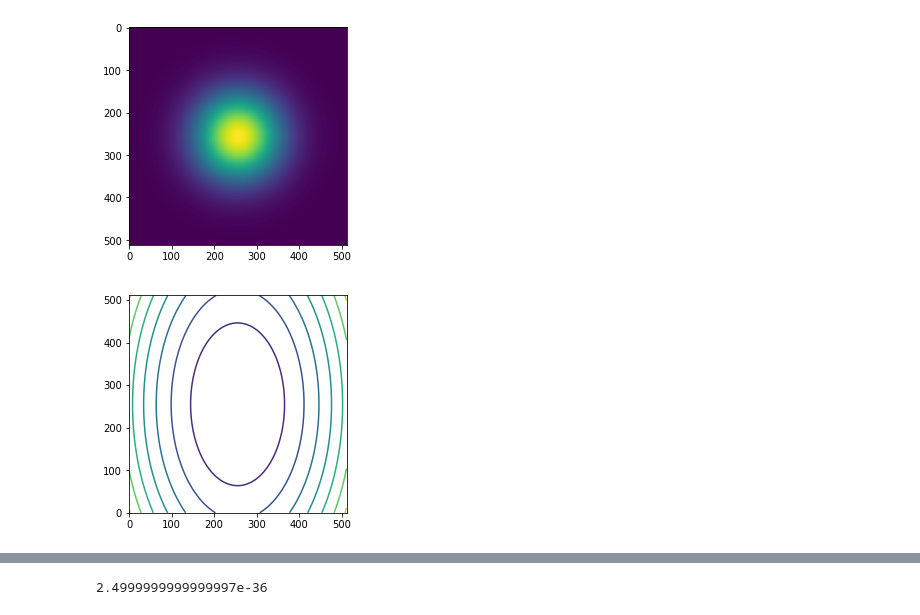
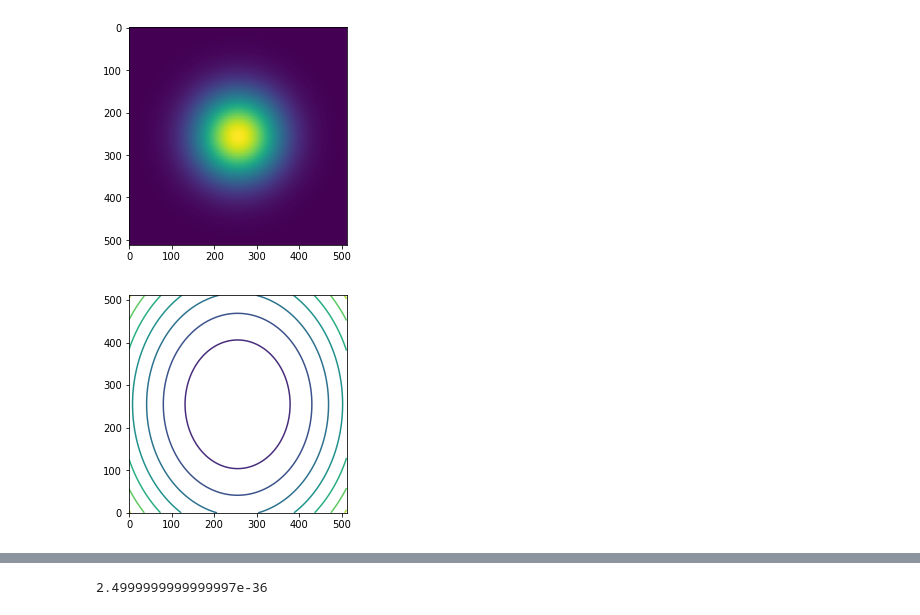
Before and after one commit to biswaroopmukherjee/condensate, a Jupyter notebook: examples/random.ipynb, the cells around one changed output, grey strips where cells are left out. Saved outputs shown, nothing was run; the diff lists cells and outputs as text; code cells hidden in the pictures.

```diff
--- a/examples/random.ipynb
+++ b/examples/random.ipynb
@@ -53,15 +53,15 @@ plt.show()
 # %% [output]
 [figure]
 # %%
-gpcore.setup(DIM, 1e-3,  True, 0.001)
+gpcore.Setup(DIM, 1e-3,  True, 0.001)
 
-gpcore.setHarmonicPotential(1,0.5) #omega, epsilon
-gpcore.getPotential(V)
+gpcore.SetHarmonicPotential(1,0.2) #omega, epsilon
+gpcore.GetPotential(V)
 
 plt.contour(V)
 plt.gca().set_aspect('equal', 'box')
 plt.show()
 
-gpcore.Evolve(x,400,2, True)
+gpcore.Evolve(x,400,40, True)
 # %% [output]
-[figure, old version]
+[figure, new version]
```
Also changed, not shown: parts of 13 cells of this notebook, 9 other files.
